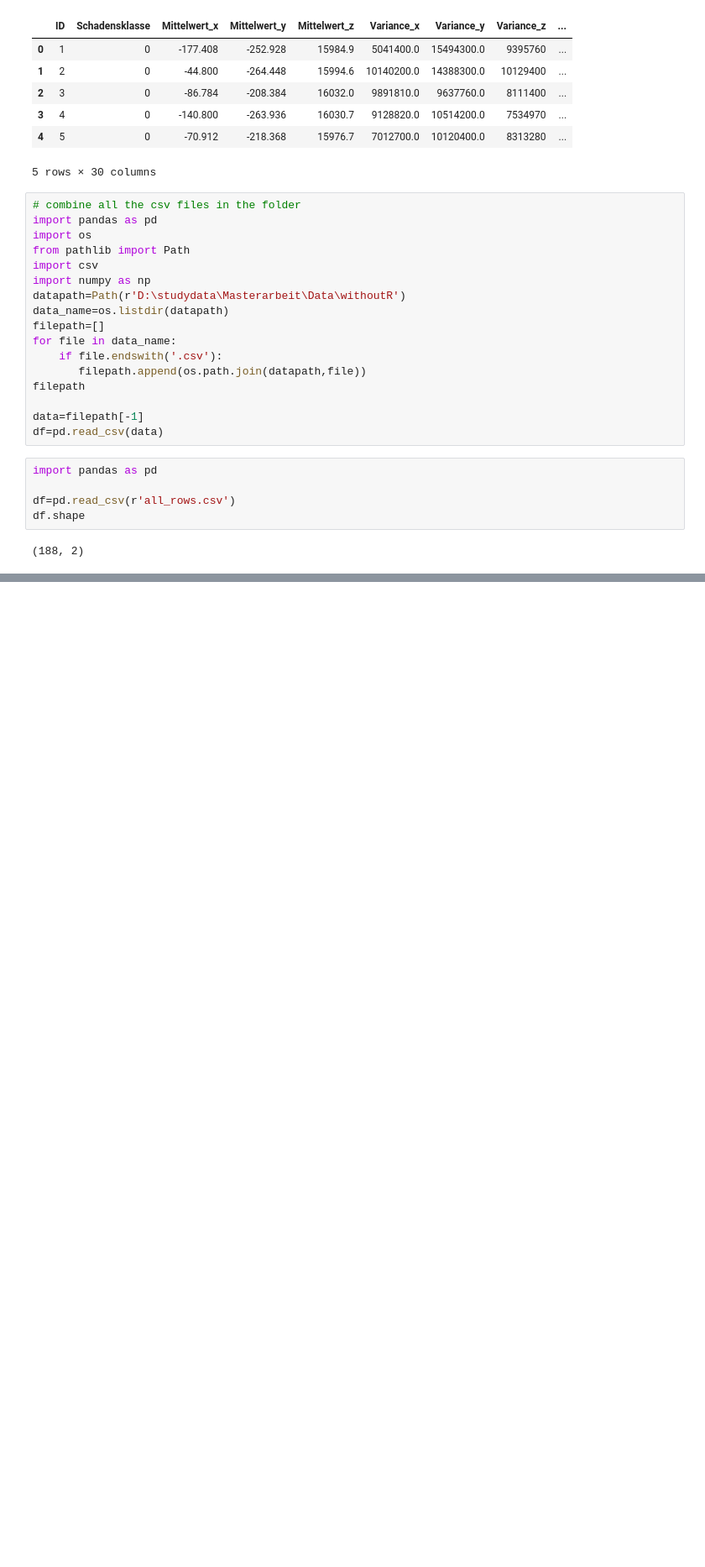
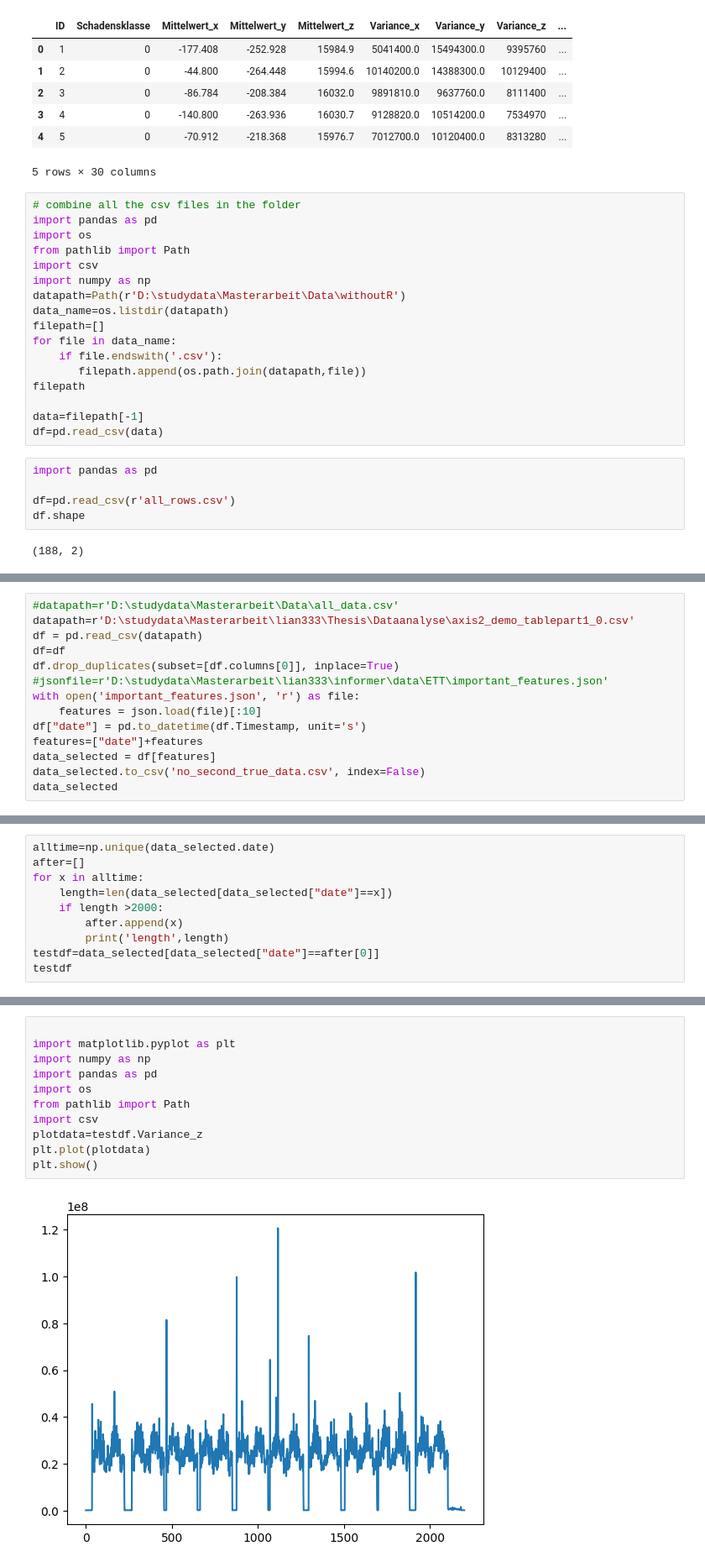
Before and after one commit to lian333/thesis, a Jupyter notebook: Dataanalyse/data_analyse.ipynb, the cells around one changed output, grey strips where cells are left out. Shown at 84% size. Cells and saved outputs as stored; diff of their text form; blank space fills up the shorter version.

```diff
--- a/Dataanalyse/data_analyse.ipynb
+++ b/Dataanalyse/data_analyse.ipynb
@@ -1278,0 +1289,14 @@ df.shape
+# %%
+#datapath=r'D:\studydata\Masterarbeit\Data\all_data.csv'
+datapath=r'D:\studydata\Masterarbeit\lian333\Thesis\Dataanalyse\axis2_demo_tablepart1_0.csv'
+df = pd.read_csv(datapath)
+df=df
+df.drop_duplicates(subset=[df.columns[0]], inplace=True)
+#jsonfile=r'D:\studydata\Masterarbeit\lian333\informer\data\ETT\important_features.json'
+with open('important_features.json', 'r') as file:
+    features = json.load(file)[:10]
+df["date"] = pd.to_datetime(df.Timestamp, unit='s')
+features=["date"]+features
+data_selected = df[features]
+data_selected.to_csv('no_second_true_data.csv', index=False)
+data_selected
@@ -1278,0 +1317,10 @@ df.shape
+# %%
+alltime=np.unique(data_selected.date)
+after=[]
+for x in alltime:
+    length=len(data_selected[data_selected["date"]==x])
+    if length >2000:
+        after.append(x)
+        print('length',length)
+testdf=data_selected[data_selected["date"]==after[0]]
+testdf
@@ -1278,0 +1344,13 @@ df.shape
+# %%
+
+import matplotlib.pyplot as plt
+import numpy as np
+import pandas as pd
+import os
+from pathlib import Path
+import csv
+plotdata=testdf.Variance_z
+plt.plot(plotdata)
+plt.show()
+# %% [output]
+[figure, added]
```
Also changed, not shown: parts of 9 cells of this notebook, 1 other file.
